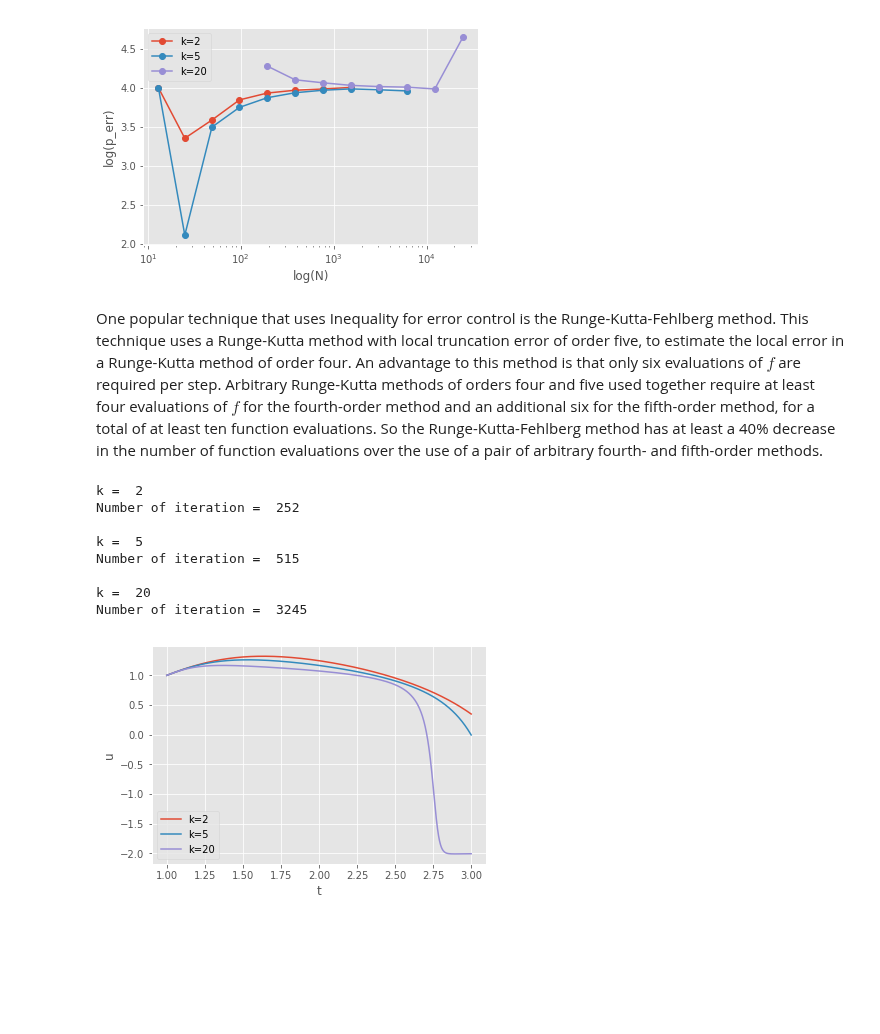
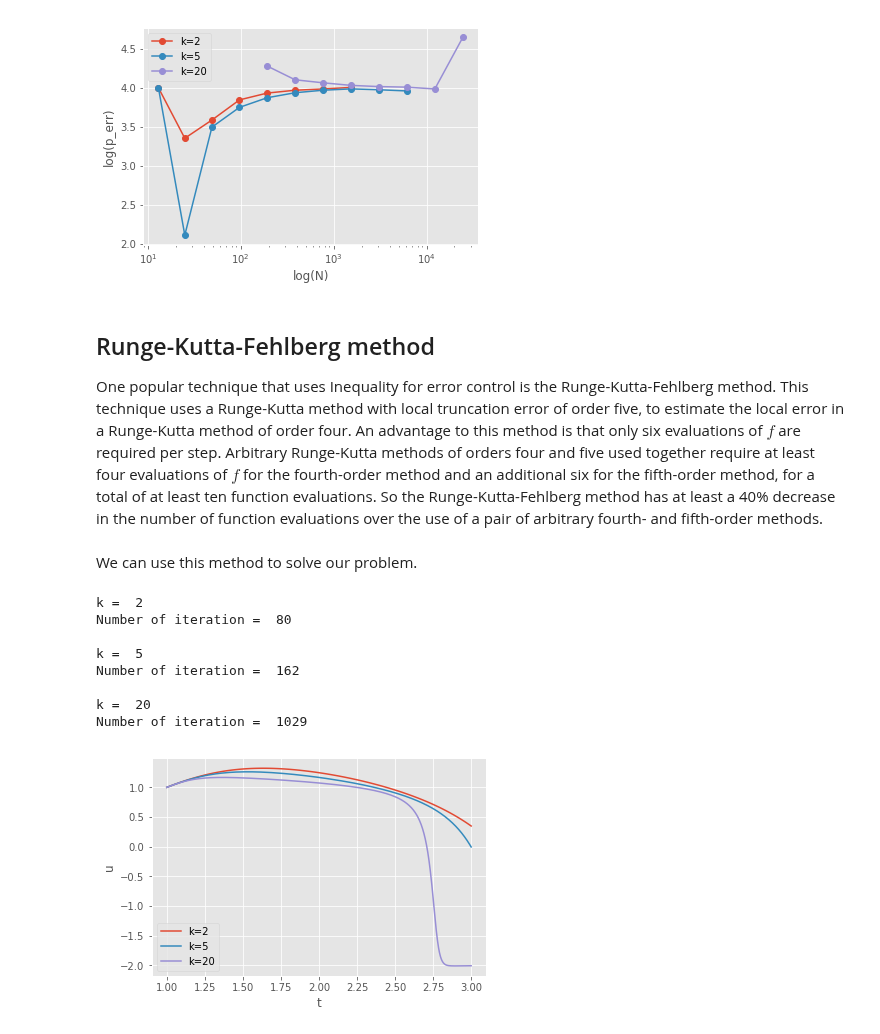
Before and after one commit to cu-numpde/numpde-fall2017, a Jupyter notebook: HW2/HW2.ipynb, the cells around one changed output. Cells and saved outputs as stored; diff of their text form; code cells hidden in the pictures; blank space fills up the shorter version.

```diff
--- a/HW2/HW2.ipynb
+++ b/HW2/HW2.ipynb
@@ -210,6 +233,7 @@ plt.show()
 # %% [output]
 [figure]
 # %% [markdown]
+## Runge-Kutta-Fehlberg method
 One popular technique that uses Inequality for error control is the Runge-Kutta-Fehlberg method. This technique uses a Runge-Kutta method with local truncation error of order five, to estimate the local error in a Runge-Kutta method of order four. An advantage to this method is that only six evaluations of $f$ are required per step. Arbitrary Runge-Kutta methods of orders four and five used together require at least four evaluations of $f$ for the fourth-order method and an additional six for the fifth-order method, for a total of at least ten function evaluations. So the Runge-Kutta-Fehlberg method has at least a 40% decrease in the number of function evaluations over the use of a pair of arbitrary fourth- and fifth-order methods.
 # %%
 def RungeKuttaFehlberg(f, tspan, u0, t_step, TOL=1e-8):
@@ -271,34 +295,35 @@ def RungeKuttaFehlberg(f, tspan, u0, t_step, TOL=1e-8):
             t_step = min(t_step, tEnd - t0)
     print("Number of iteration = ", counter)
     return np.array(t), np.array(u), counter
+# %% [markdown]
+We can use this method to solve our problem.
 # %%
 n = 7                    # number of points
 t_step = (tEnd-t0)/(n-1) # time step
 t_all, u_all = [],[]
 for k in [2, 5, 20]:
     print('\nk = ', k)
     rhs = RHS(k=k)
-    t, u, _ = RungeKuttaFehlberg(rhs.f, [t0, tEnd], u0, t_step, TOL=TINY)
+    t, u, _ = RungeKuttaFehlberg(rhs.f, [t0, tEnd], u0, t_step, TOL=1e-8)
     t_all.append(t)
     u_all.append(u[:,0])
+
+plt.plot(t_all[0], u_all[0], '-', label = 'k=2')
+plt.plot(t_all[1], u_all[1], '-', label = 'k=5')
+plt.plot(t_all[2], u_all[2], '-', label = 'k=20')
+plt.xlabel("t")
+plt.ylabel("u")
+plt.legend(loc=0)
+plt.grid(True)
+plt.show()
 # %% [output]
 k =  2
-Number of iteration =  252
+Number of iteration =  80
 
 k =  5
-Number of iteration =  515
+Number of iteration =  162
 
 k =  20
-Number of iteration =  3245
+Number of iteration =  1029
+[figure, added]
-# %%
-plt.plot(t_all[0], u_all[0], '-', label = 'k=2')
-plt.plot(t_all[1], u_all[1], '-', label = 'k=5')
-plt.plot(t_all[2], u_all[2], '-', label = 'k=20')
-plt.xlabel("t")
-plt.ylabel("u")
-plt.legend(loc=0)
-plt.grid(True)
-plt.show()
-# %% [output]
-[figure, removed]
 # %%
```
Also changed, not shown: parts of 9 cells of this notebook.
